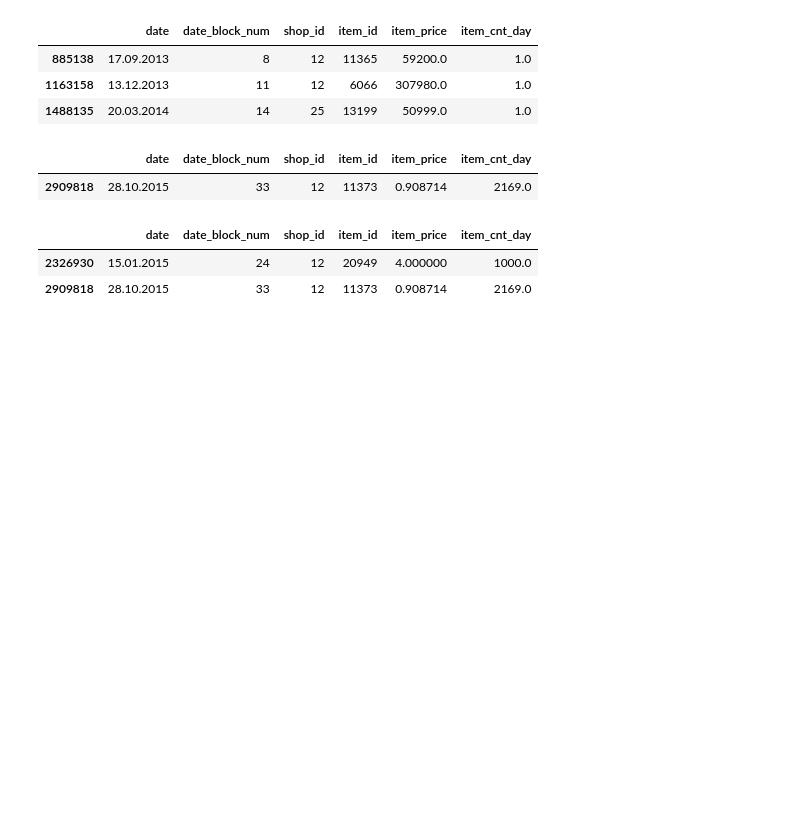
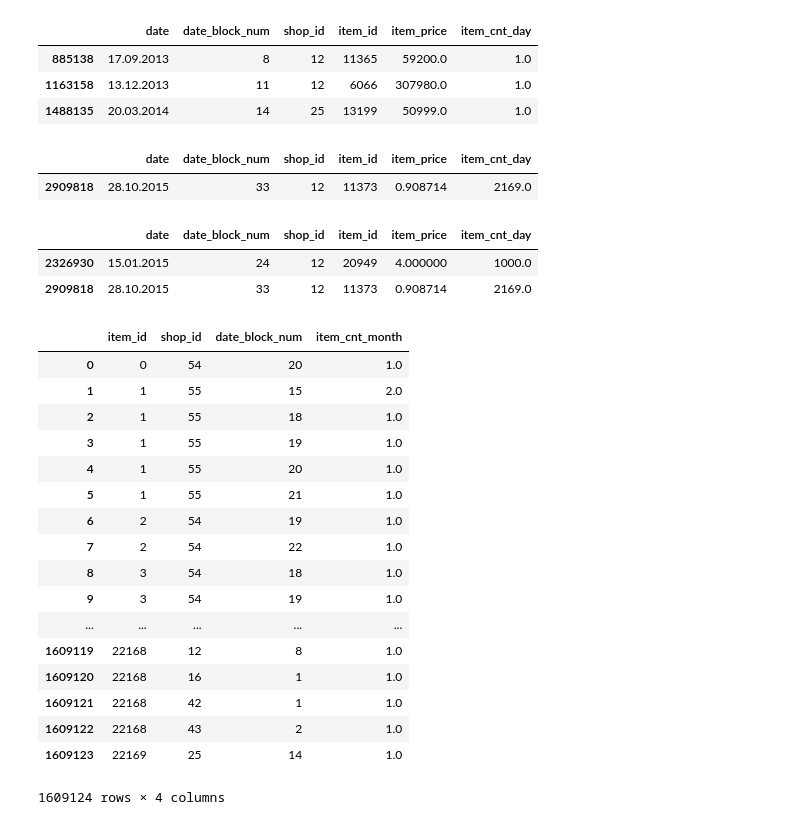
Before and after one commit to helloworld-2013/competitive-data-science, a Jupyter notebook: Final Project.ipynb, the cells around one changed output. Drawn from its saved outputs; the diff is of its cells as text; code cells hidden in the pictures; blank space fills up the shorter version.

```diff
--- a/Final Project.ipynb
+++ b/Final Project.ipynb
@@ -53,3 +62,25 @@ train_df[train_df.item_cnt_day>=1000]
 |  | date | date_block_num | shop_id | item_id | item_price | item_cnt_day |
 | 2326930 | 15.01.2015 | 24 | 12 | 20949 | 4.000000 | 1000.0 |
 | 2909818 | 28.10.2015 | 33 | 12 | 11373 | 0.908714 | 2169.0 |
+# %%
+train_month_df = train_df.groupby(['item_id','shop_id','date_block_num'])['item_cnt_day'].sum().rename('item_cnt_month').reset_index()
+train_month_df
+# %% [output]
+|  | item_id | shop_id | date_block_num | item_cnt_month |
+| 0 | 0 | 54 | 20 | 1.0 |
+| 1 | 1 | 55 | 15 | 2.0 |
+| 2 | 1 | 55 | 18 | 1.0 |
+| 3 | 1 | 55 | 19 | 1.0 |
+| 4 | 1 | 55 | 20 | 1.0 |
+| 5 | 1 | 55 | 21 | 1.0 |
+| 6 | 2 | 54 | 19 | 1.0 |
+| 7 | 2 | 54 | 22 | 1.0 |
+| 8 | 3 | 54 | 18 | 1.0 |
+| 9 | 3 | 54 | 19 | 1.0 |
+| ... | ... | ... | ... | ... |
+| 1609119 | 22168 | 12 | 8 | 1.0 |
+| 1609120 | 22168 | 16 | 1 | 1.0 |
+| 1609121 | 22168 | 42 | 1 | 1.0 |
+| 1609122 | 22168 | 43 | 2 | 1.0 |
+| 1609123 | 22169 | 25 | 14 | 1.0 |
+1609124 rows × 4 columns
```
Also changed, not shown: parts of 4 cells of this notebook.
